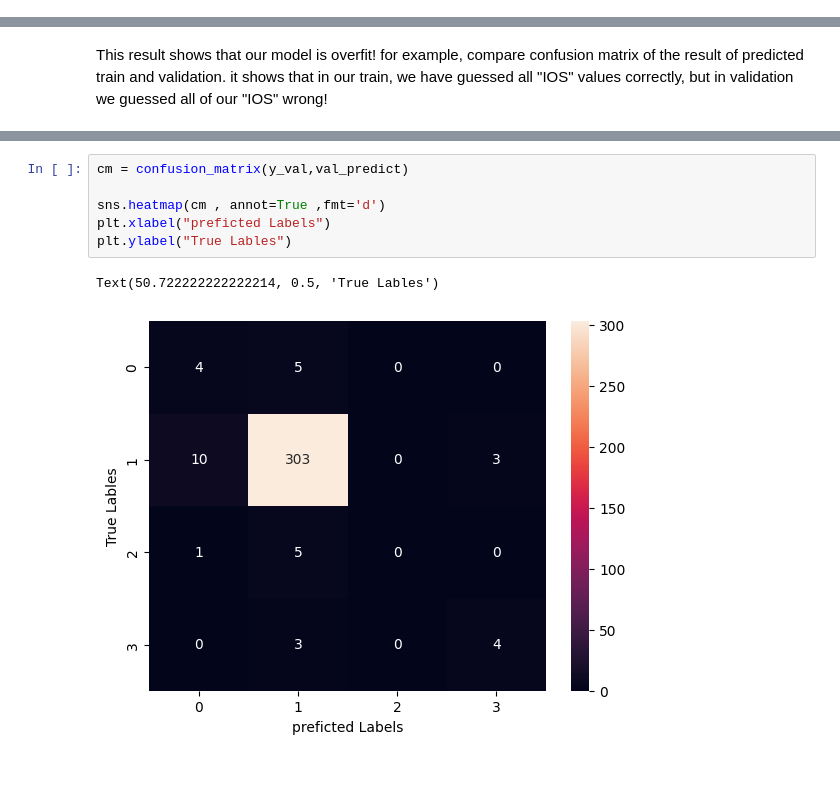
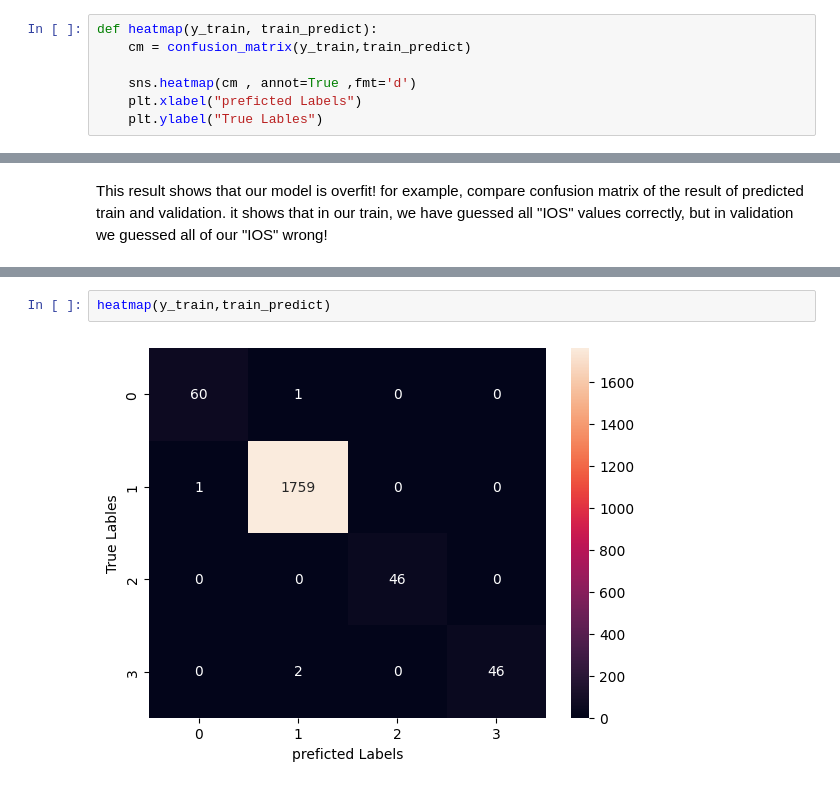
Before and after one commit to ahmadjalali73/OS-Price-Prediction, a Jupyter notebook: OS_Prediction.ipynb, the cells around one changed output, grey strips where cells are left out. Saved outputs shown, nothing was run; the diff lists cells and outputs as text.

```diff
--- a/OS_Prediction.ipynb
+++ b/OS_Prediction.ipynb
@@ -59,3 +44,10 @@ memory usage: 15.1 KB
+# %%
+def heatmap(y_train, train_predict):
+    cm = confusion_matrix(y_train,train_predict)
+
+    sns.heatmap(cm , annot=True ,fmt='d')
+    plt.xlabel("preficted Labels")
+    plt.ylabel("True Lables")
 # %%
 dtc = DecisionTreeClassifier(random_state=42)
 dtc.fit(X_train, y_train)
@@ -93,9 +68,4 @@ Text(50.722222222222214, 0.5, 'True Lables')
-# %%
-cm = confusion_matrix(y_val,val_predict)
-
-sns.heatmap(cm , annot=True ,fmt='d')
-plt.xlabel("preficted Labels")
-plt.ylabel("True Lables")
-# %% [output]
-Text(50.722222222222214, 0.5, 'True Lables')
-[figure, removed]
+# %%
+heatmap(y_train,train_predict)
+# %% [output]
+[figure, added]
```
Also changed, not shown: parts of 27 cells of this notebook, 7 other files.
